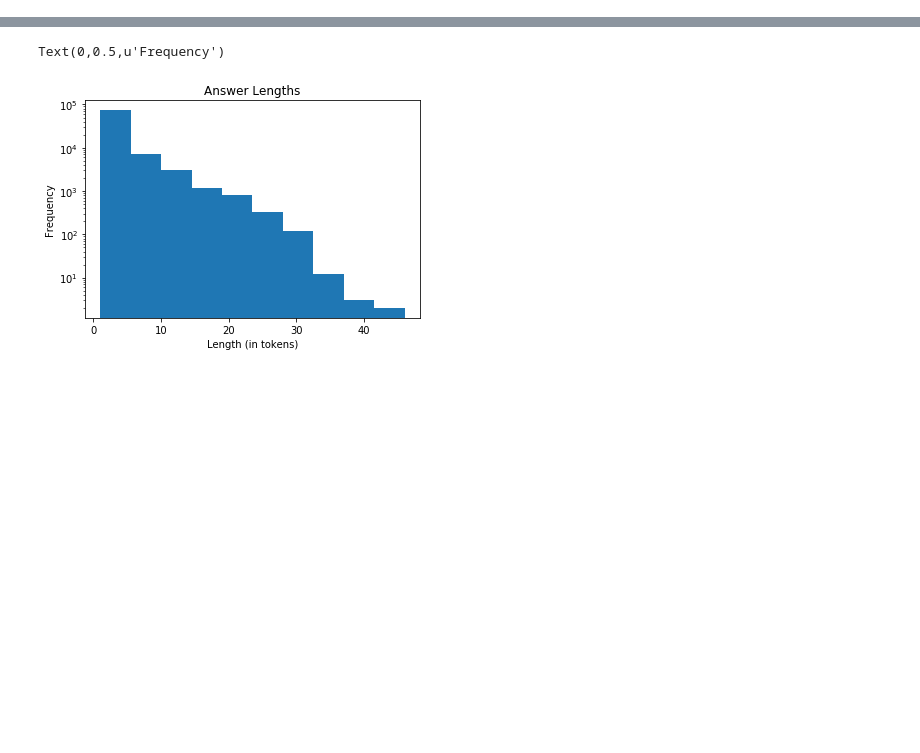
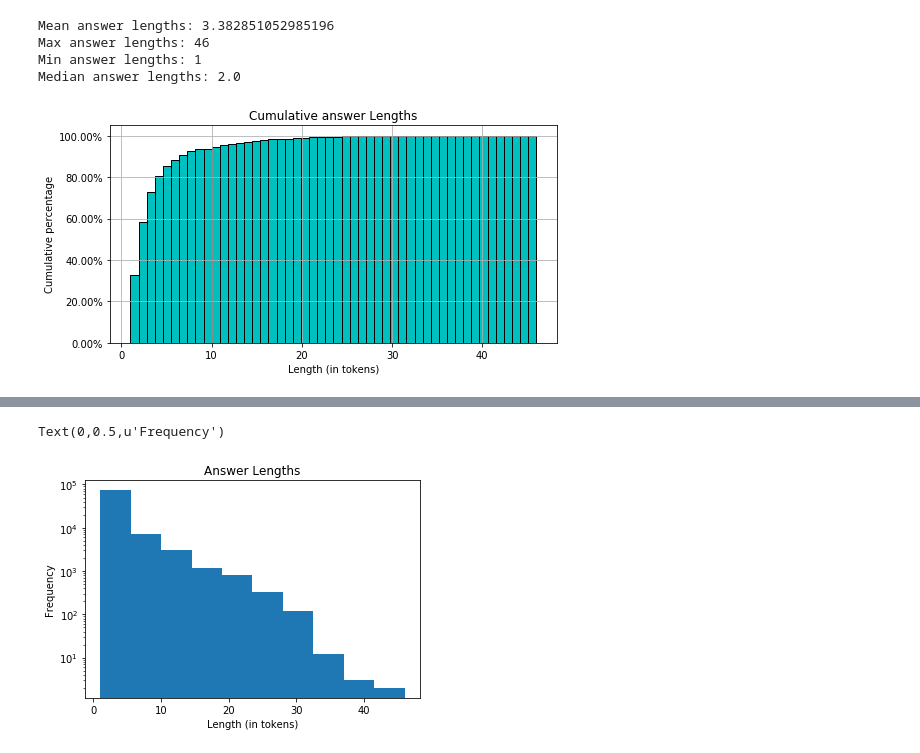
Before and after one commit to MatejKosec/cs224n_NLP_2018, a Jupyter notebook: data/train_data_stats.ipynb, the cells around one changed output, grey strips where cells are left out. Saved outputs shown, nothing was run; the diff lists cells and outputs as text; code cells hidden in the pictures; blank space fills up the shorter version.

```diff
--- a/data/train_data_stats.ipynb
+++ b/data/train_data_stats.ipynb
@@ -3,0 +44,36 @@ import matplotlib.pyplot as plt
+# %%
+answer = open("train.answer", "r")
+answer_lens = [len(example.split()) for example in answer]
+
+
+def to_percent(y, position):
+    # Ignore the passed in position. This has the effect of scaling the default
+    # tick locations.
+    s = '%3.2f'%(100 * y)
+
+    # The percent symbol needs escaping in latex
+    if matplotlib.rcParams['text.usetex'] is True:
+        return s + r'$\%$'
+    else:
+        return s + '%'
+plt.figure(figsize=(8,4))
+plt.hist(answer_lens, bins=50, cumulative=True, normed=True,facecolor='c',edgecolor='k')
+formatter = FuncFormatter(to_percent)
+plt.gca().yaxis.set_major_formatter(formatter)
+#plt.yscale('log', nonposy='clip') #comment out to remove log scale
+plt.grid(which='both')
+plt.title("Cumulative answer Lengths")
+plt.xlabel("Length (in tokens)")
+plt.ylabel("Cumulative percentage")
+filename = "answer_lengths_cumulative.png"
+plt.savefig(filename,dpi=300, bbox_inches='tight')
+print('Mean answer lengths:', np.mean(answer_lens))
+print('Max answer lengths:', np.max(answer_lens))
+print('Min answer lengths:', np.min(answer_lens))
+print('Median answer lengths:', np.median(answer_lens))
+# %% [output]
+Mean answer lengths: 3.382851052985196
+Max answer lengths: 46
+Min answer lengths: 1
+Median answer lengths: 2.0
+[figure, added]
```
Also changed, not shown: parts of 7 cells of this notebook.
